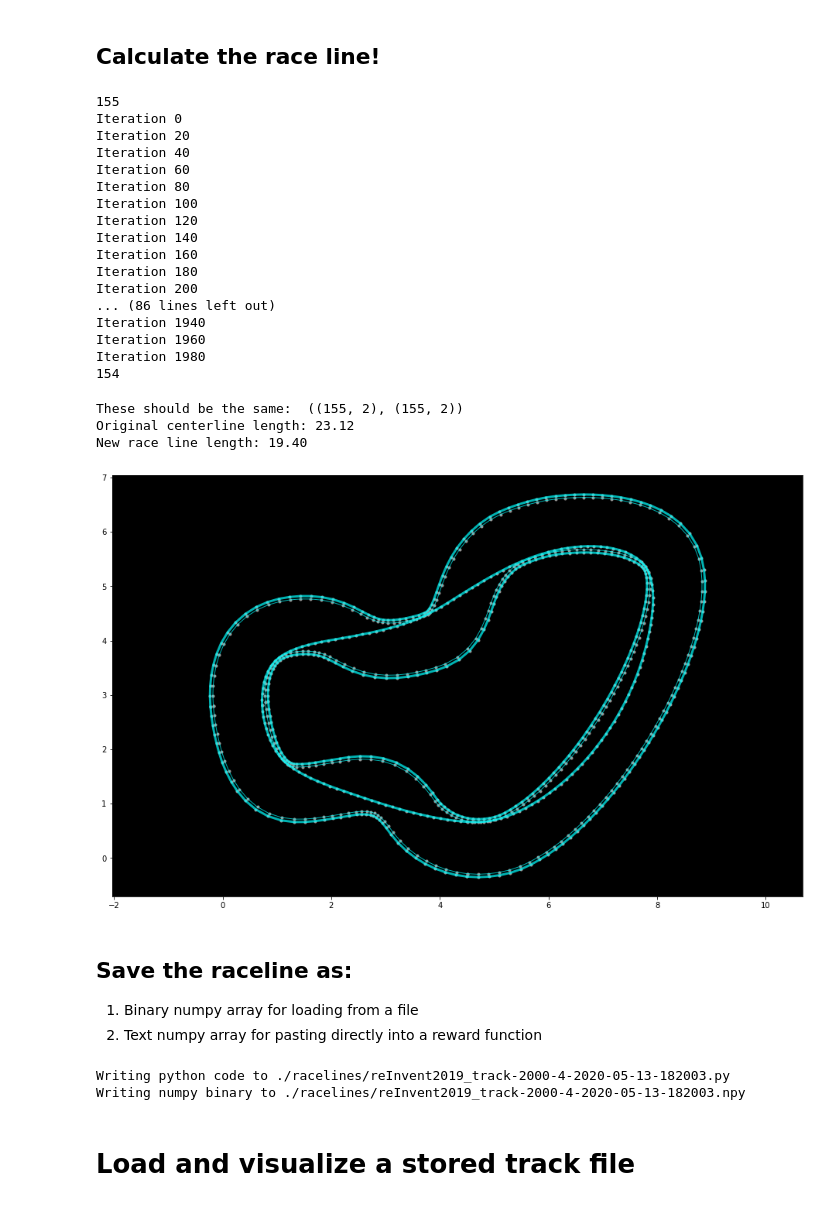
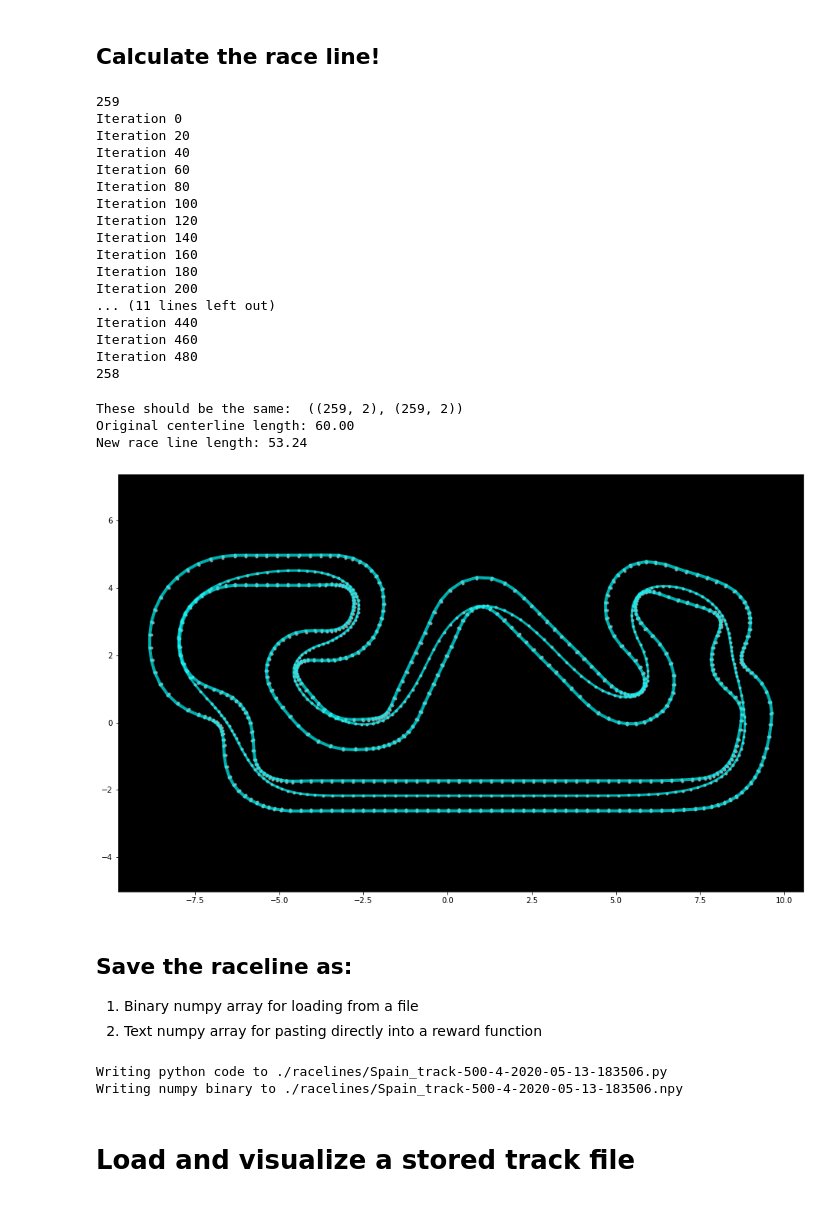
Before and after one commit to nalbam/deepracer-k1999-race-lines, a Jupyter notebook: Race-Line-Calculation.ipynb, the cells around one changed output. Drawn from its saved outputs; the diff is of its cells as text; code cells hidden in the pictures.

```diff
--- a/Race-Line-Calculation.ipynb
+++ b/Race-Line-Calculation.ipynb
@@ -65,7 +65,7 @@ available_track_names
  'London_Loop_Train']
 # %%
 # Replace the name here with the track to analyze
-TRACK_NAME = 'reInvent2019_track'
+TRACK_NAME = 'Spain_track'
 
 # Load the center, inner, outer waypoints
 waypoints = np.load("./tracks/%s.npy" % TRACK_NAME)
@@ -102,11 +102,11 @@ def plot_bounds(ax, ob):
     x, y = zip(*list((p.x, p.y) for p in ob.boundary))
     ax.plot(x, y, '.', color='#000000', zorder=1)
 
-def plot_line(ax, ob, width=3):
+def plot_line(ax, ob, width):
     x, y = ob.xy
     ax.plot(x, y, color='cyan', alpha=0.7, linewidth=width, solid_capstyle='round', zorder=2)
 
-def print_border(ax, waypoints, width=3):
+def print_border(ax, waypoints, width=2):
     line = LineString(waypoints)
     plot_coords(ax, line)
     plot_line(ax, line, width)
@@ -114,7 +114,7 @@ def print_border(ax, waypoints, width=3):
 fig = plt.figure(1, figsize=(16, 10))
 ax = fig.add_subplot(111, facecolor='black')
 plt.axis('equal')
-print_border(ax, center_line)
+print_border(ax, center_line, 3)
 print_border(ax, inner_border)
 print_border(ax, outer_border)
 print_border(ax, inner_border2, 1)
@@ -171,7 +171,7 @@ XI_ITERATIONS=4
 
 # Number of times to scan the entire race track to iterate
 # 500 will get a good start, 1500 will be closer to optimal result
-LINE_ITERATIONS=2000
+LINE_ITERATIONS=500
 
 def improve_race_line(old_line, inner_border, outer_border):
     '''Use gradient descent, inspired by K1999, to find the racing line'''
@@ -240,7 +240,7 @@ for i in range(LINE_ITERATIONS):
     if i % 20 == 0: print("Iteration %d" % i)
 print(len(race_line))
 # %% [output]
-155
+259
 Iteration 0
 Iteration 20
 Iteration 40
@@ -252,33 +252,33 @@ Iteration 140
 Iteration 160
 Iteration 180
 Iteration 200
-... (86 lines left out)
-Iteration 1940
-Iteration 1960
-Iteration 1980
-154
+... (11 lines left out)
+Iteration 440
+Iteration 460
+Iteration 480
+258
 # %%
 # need to put duplicate point race_line[0] at race_line[-1] to make a closed loops
 loop_race_line = np.append(race_line, [race_line[0]], axis=0)
 
 # These should be the same
 print("These should be the same: ", (center_line.shape, loop_race_line.shape))
 print("Original centerline length: %0.2f" % l_center_line.length)
 print("New race line length: %0.2f" % LineString(loop_race_line).length)
 
 fig = plt.figure(1, figsize=(16, 10))
 ax = fig.add_subplot(111, facecolor='black')
 plt.axis('equal')
-print_border(ax, loop_race_line)
+print_border(ax, loop_race_line, 3)
 print_border(ax, inner_border)
 print_border(ax, outer_border)
 print_border(ax, inner_border2, 1)
 print_border(ax, outer_border2, 1)
 # %% [output]
-These should be the same:  ((155, 2), (155, 2))
-Original centerline length: 23.12
-New race line length: 19.40
+These should be the same:  ((259, 2), (259, 2))
+Original centerline length: 60.00
+New race line length: 53.24
-[figure, old version]
+[figure, new version]
 # %% [markdown]
 ## Save the raceline as:
 
@@ -298,8 +298,8 @@ with open(py_fname, "w") as file:
 print("Writing numpy binary to %s" % npy_fname)
 np.save(npy_fname, loop_race_line)
 # %% [output]
-Writing python code to ./racelines/reInvent2019_track-2000-4-2020-05-13-182003.py
-Writing numpy binary to ./racelines/reInvent2019_track-2000-4-2020-05-13-182003.npy
+Writing python code to ./racelines/Spain_track-500-4-2020-05-13-183506.py
+Writing numpy binary to ./racelines/Spain_track-500-4-2020-05-13-183506.npy
 # %% [markdown]
 # Load and visualize a stored track file
 # %%
```
Also changed, not shown: parts of 2 cells of this notebook, 2 other files.
